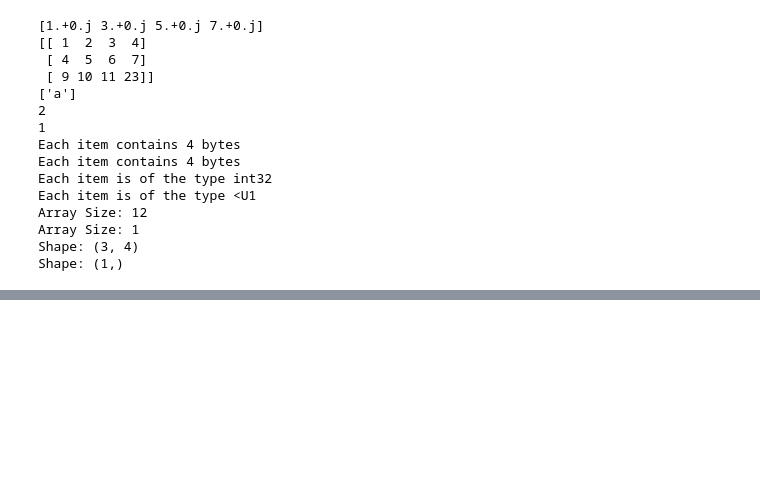
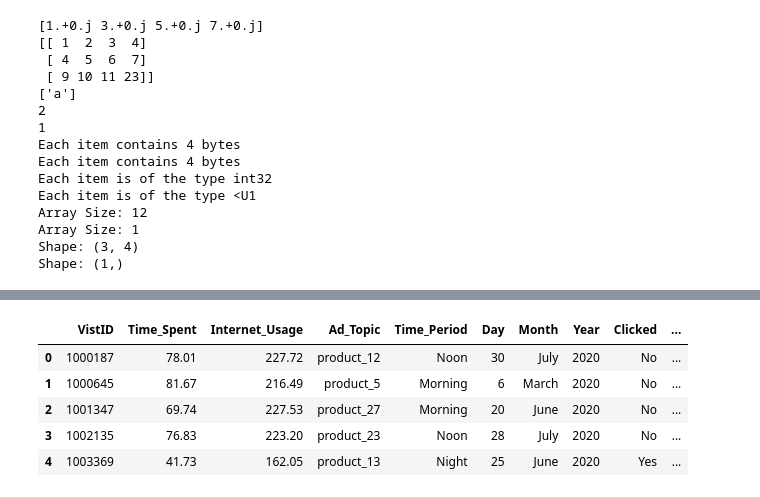
Before and after one commit to stevedjames-databeat/sql-assesment2, a Jupyter notebook: Python Training/index.ipynb, the cells around one changed output, grey strips where cells are left out. Cells and saved outputs as stored; diff of their text form; code cells hidden in the pictures; blank space fills up the shorter version.

```diff
--- a/Python Training/index.ipynb
+++ b/Python Training/index.ipynb
@@ -555,3 +555,8 @@ Array Size: 12
 Array Size: 1
 Shape: (3, 4)
 Shape: (1,)
+# %%
+# pandas function to read csv file
+import pandas as pd
+data = pd.read_excel("C:/Users/Steve D James/Downloads/AssignmentData.xlsx", sheet_name = "VisitData")
+data.head()
@@ -557,0 +570,13 @@ Shape: (1,)
+# %%
+data['Date'] = data['Day'].astype(str)+' '+data['Month'].str[0:3]+' '+data['Year'].astype(str)
+# %%
+data.drop('Date',axis = 1, inplace = True)
+# %%
+data.head()
+# %% [output]
+|  | VistID | Time_Spent | Internet_Usage | Ad_Topic | Time_Period | Day | Month | Year | Clicked | ... |
+| 0 | 1000187 | 78.01 | 227.72 | product_12 | Noon | 30 | July | 2020 | No | ... |
+| 1 | 1000645 | 81.67 | 216.49 | product_5 | Morning | 6 | March | 2020 | No | ... |
+| 2 | 1001347 | 69.74 | 227.53 | product_27 | Morning | 20 | June | 2020 | No | ... |
+| 3 | 1002135 | 76.83 | 223.20 | product_23 | Noon | 28 | July | 2020 | No | ... |
+| 4 | 1003369 | 41.73 | 162.05 | product_13 | Night | 25 | June | 2020 | Yes | ... |
```
Also changed, not shown: parts of 3 cells of this notebook, 11 other files.
